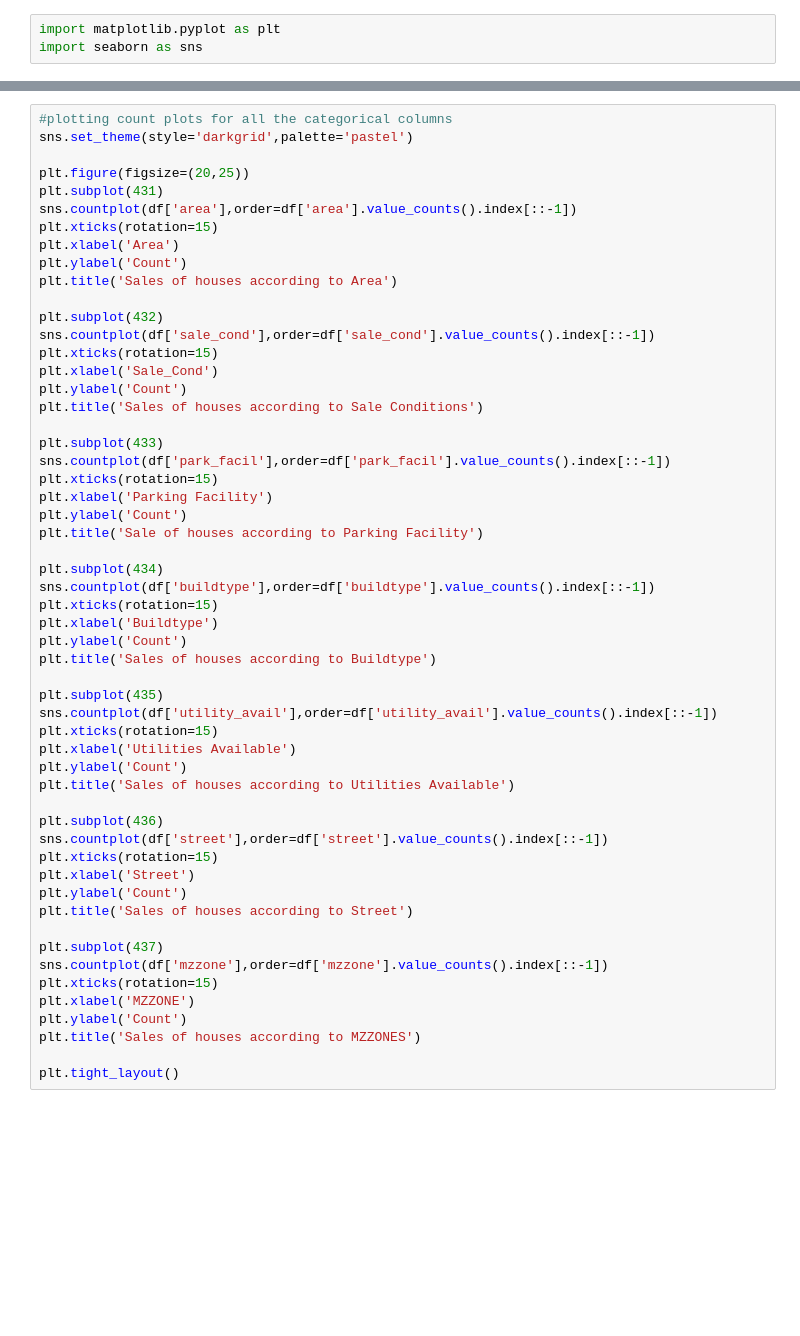
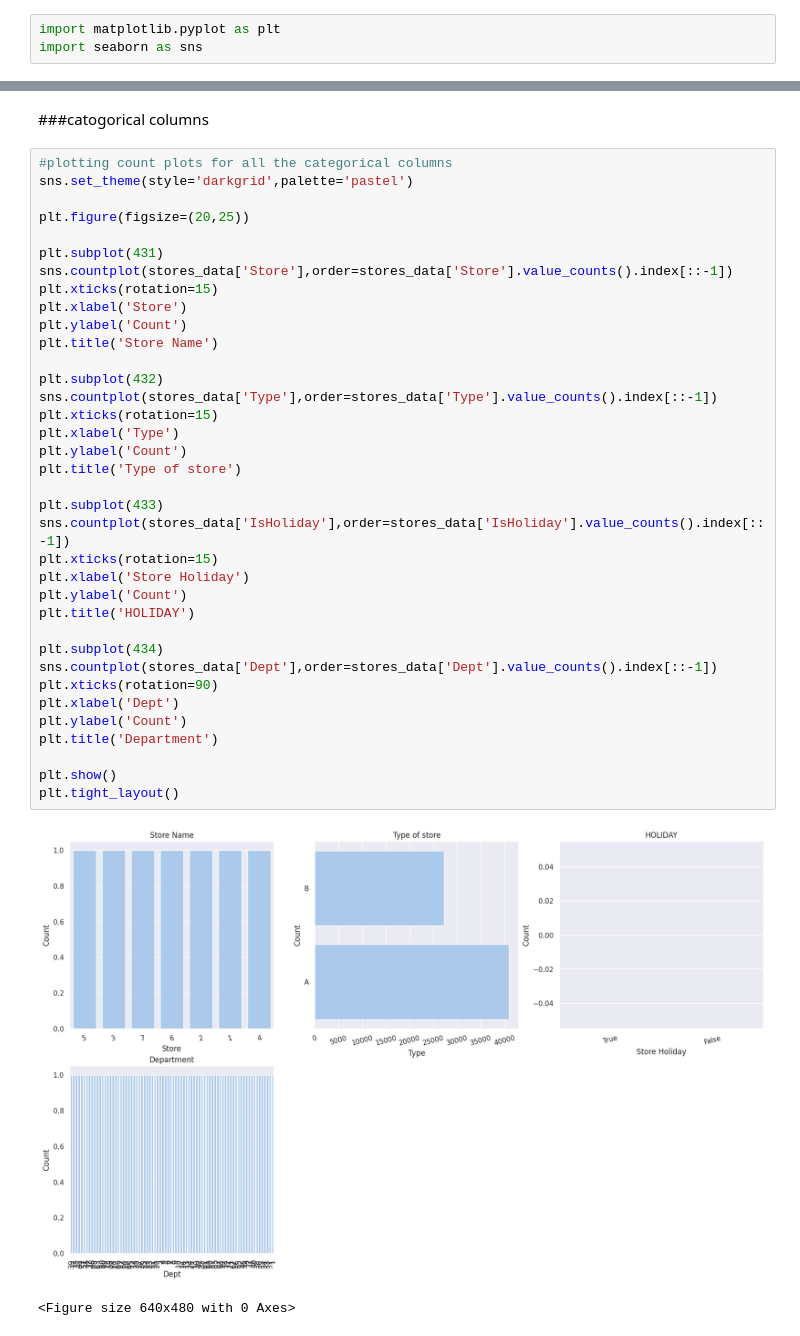
Before and after one commit to Swathi-Thandavarayan/STORE-DATA-PREDICTION, a Jupyter notebook: STORE_DATA_PREDICTION.ipynb, the cells around one changed output, grey strips where cells are left out. Cells and saved outputs as stored; diff of their text form; blank space fills up the shorter version.

```diff
--- a/STORE_DATA_PREDICTION.ipynb
+++ b/STORE_DATA_PREDICTION.ipynb
@@ -515,55 +519,41 @@ numeric_columns = df.select_dtypes(include=['int64',"float64"]).columns
+# %% [markdown]
+###catogorical columns
 # %%
 #plotting count plots for all the categorical columns
 sns.set_theme(style='darkgrid',palette='pastel')
 
 plt.figure(figsize=(20,25))
+
 plt.subplot(431)
-sns.countplot(df['area'],order=df['area'].value_counts().index[::-1])
+sns.countplot(stores_data['Store'],order=stores_data['Store'].value_counts().index[::-1])
 plt.xticks(rotation=15)
-plt.xlabel('Area')
+plt.xlabel('Store')
 plt.ylabel('Count')
-plt.title('Sales of houses according to Area')
+plt.title('Store Name')
 
 plt.subplot(432)
-sns.countplot(df['sale_cond'],order=df['sale_cond'].value_counts().index[::-1])
+sns.countplot(stores_data['Type'],order=stores_data['Type'].value_counts().index[::-1])
 plt.xticks(rotation=15)
-plt.xlabel('Sale_Cond')
+plt.xlabel('Type')
 plt.ylabel('Count')
-plt.title('Sales of houses according to Sale Conditions')
+plt.title('Type of store')
 
 plt.subplot(433)
-sns.countplot(df['park_facil'],order=df['park_facil'].value_counts().index[::-1])
+sns.countplot(stores_data['IsHoliday'],order=stores_data['IsHoliday'].value_counts().index[::-1])
 plt.xticks(rotation=15)
-plt.xlabel('Parking Facility')
+plt.xlabel('Store Holiday')
 plt.ylabel('Count')
-plt.title('Sale of houses according to Parking Facility')
+plt.title('HOLIDAY')
 
 plt.subplot(434)
-sns.countplot(df['buildtype'],order=df['buildtype'].value_counts().index[::-1])
-plt.xticks(rotation=15)
-plt.xlabel('Buildtype')
+sns.countplot(stores_data['Dept'],order=stores_data['Dept'].value_counts().index[::-1])
+plt.xticks(rotation=90)
+plt.xlabel('Dept')
 plt.ylabel('Count')
-plt.title('Sales of houses according to Buildtype')
+plt.title('Department')
 
-plt.subplot(435)
-sns.countplot(df['utility_avail'],order=df['utility_avail'].value_counts().index[::-1])
-plt.xticks(rotation=15)
-plt.xlabel('Utilities Available')
-plt.ylabel('Count')
-plt.title('Sales of houses according to Utilities Available')
-
-plt.subplot(436)
-sns.countplot(df['street'],order=df['street'].value_counts().index[::-1])
-plt.xticks(rotation=15)
-plt.xlabel('Street')
-plt.ylabel('Count')
-plt.title('Sales of houses according to Street')
-
-plt.subplot(437)
-sns.countplot(df['mzzone'],order=df['mzzone'].value_counts().index[::-1])
-plt.xticks(rotation=15)
-plt.xlabel('MZZONE')
-plt.ylabel('Count')
-plt.title('Sales of houses according to MZZONES')
-
+plt.show()
 plt.tight_layout()
+# %% [output]
+[figure, added]
+<Figure size 640x480 with 0 Axes>
```
Also changed, not shown: parts of 6 cells of this notebook.
